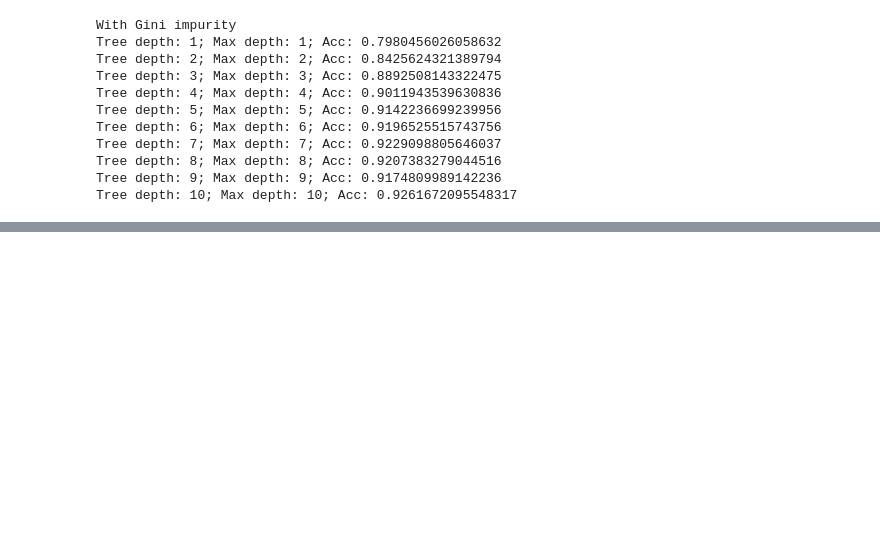
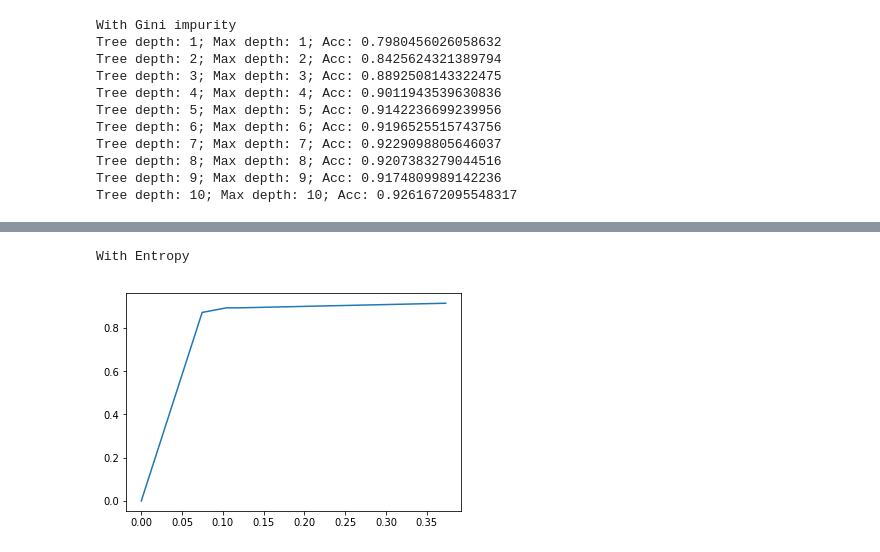
Before and after one commit to TanVD/se-ml-course, a Jupyter notebook: 3/3.ipynb, the cells around one changed output, grey strips where cells are left out. Drawn from its saved outputs; the diff is of its cells as text; code cells hidden in the pictures; blank space fills up the shorter version.

```diff
--- a/3/3.ipynb
+++ b/3/3.ipynb
@@ -281,0 +311,6 @@ Tree depth: 10; Max depth: 10; Acc: 0.9261672095548317
+# %%
+print("With Entropy")
+dec_tree_with_roc(4, cancer_points_training, np.array(cancer_labels_training), cancer_points_test, np.array(cancer_labels_test), entropy)
+# %% [output]
+With Entropy
+[figure, added]
```
Also changed, not shown: parts of 17 cells of this notebook.
